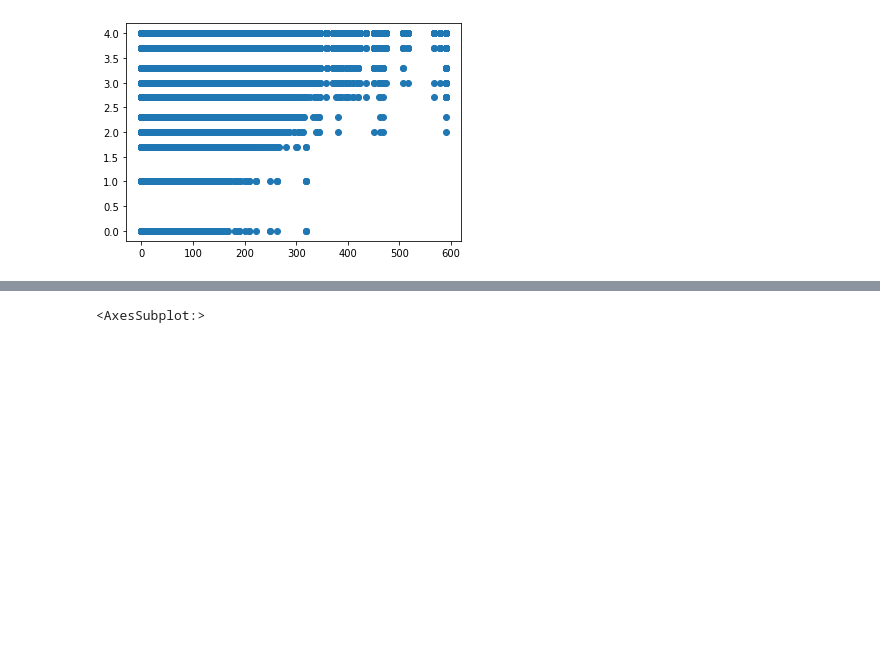
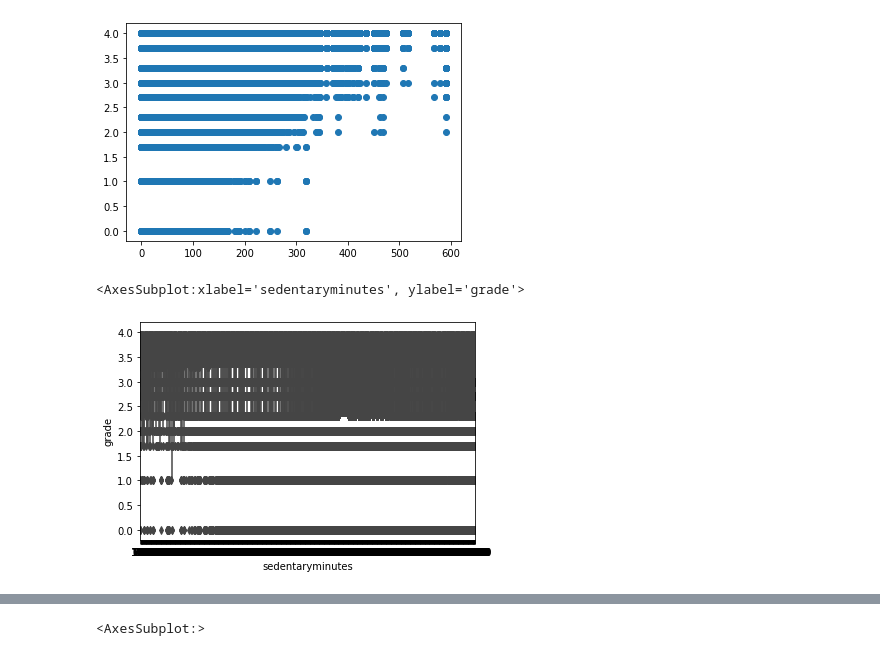
Before and after one commit to EAltunoglu/cmpe492, a Jupyter notebook: activity_grade.ipynb, the cells around one changed output, grey strips where cells are left out. Drawn from its saved outputs; the diff is of its cells as text; code cells hidden in the pictures; blank space fills up the shorter version.

```diff
--- a/activity_grade.ipynb
+++ b/activity_grade.ipynb
@@ -11,8 +11,9 @@ import matplotlib.pyplot as plt
 activities = pd.read_csv('original_data/activity.csv')
 grades = pd.read_csv('original_data/grades_numeric.csv')
 # %%
-activity_grade = pd.merge(activities, grades, on=['egoid'])
-activity_grade.to_csv('original_data/activity_grade.csv', index=False)
+# activity_grade = pd.merge(activities, grades, on=['egoid'])
+# activity_grade.to_csv('original_data/activity_grade.csv', index=False)
+activity_grade = pd.read_csv('original_data/activity_grade.csv')
 # %%
 x = activity_grade.steps
 y = activity_grade.grade
@@ -53,3 +54,8 @@ plt.scatter(x, y)
 # %% [output]
 <matplotlib.collections.PathCollection at 0x...>
 [figure]
+# %%
+sns.boxplot(x=activity_grade.sedentaryminutes, y=activity_grade.grade)
+# %% [output]
+<AxesSubplot:xlabel='sedentaryminutes', ylabel='grade'>
+[figure, added]
```
Also changed, not shown: parts of 5 cells of this notebook, 7 other files.
